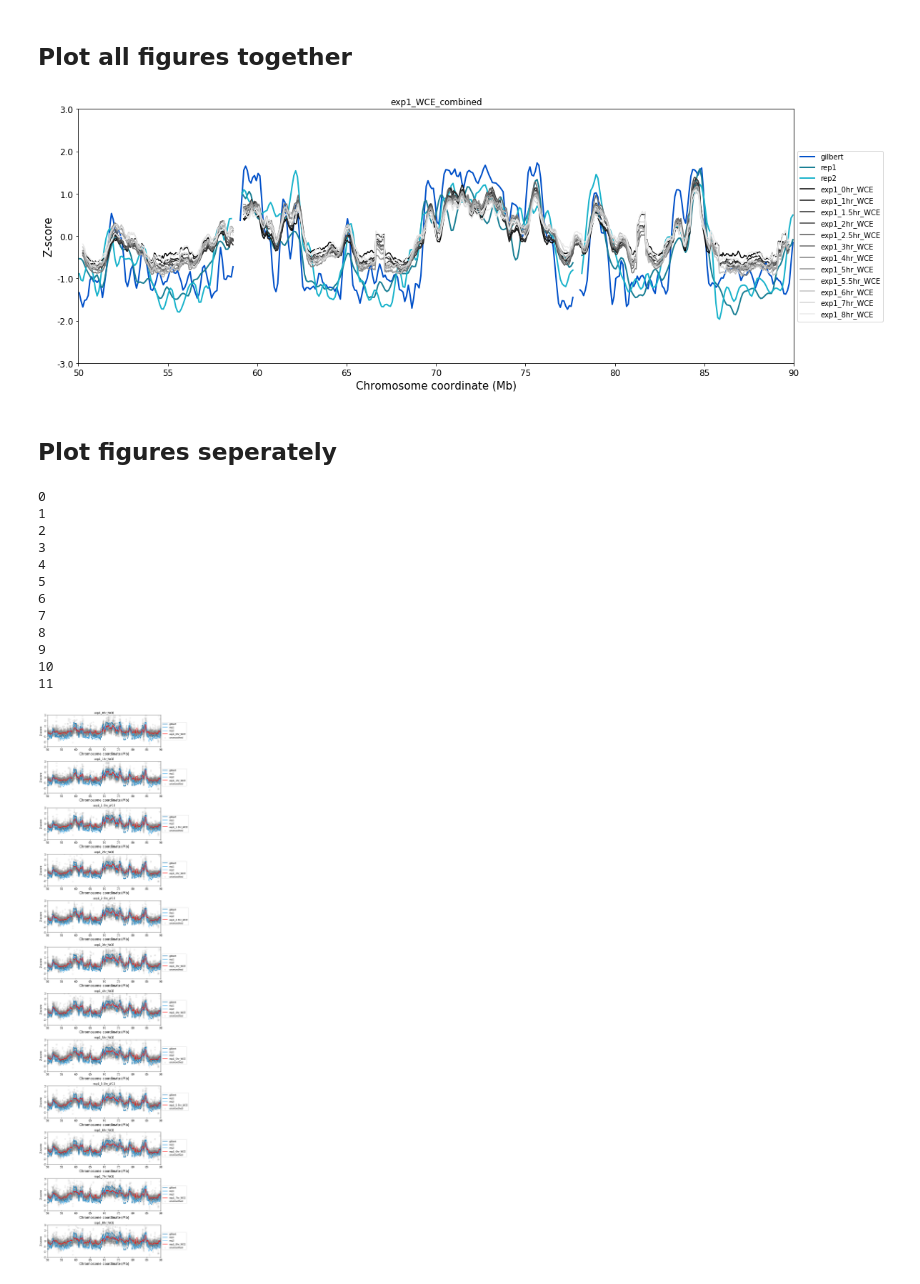
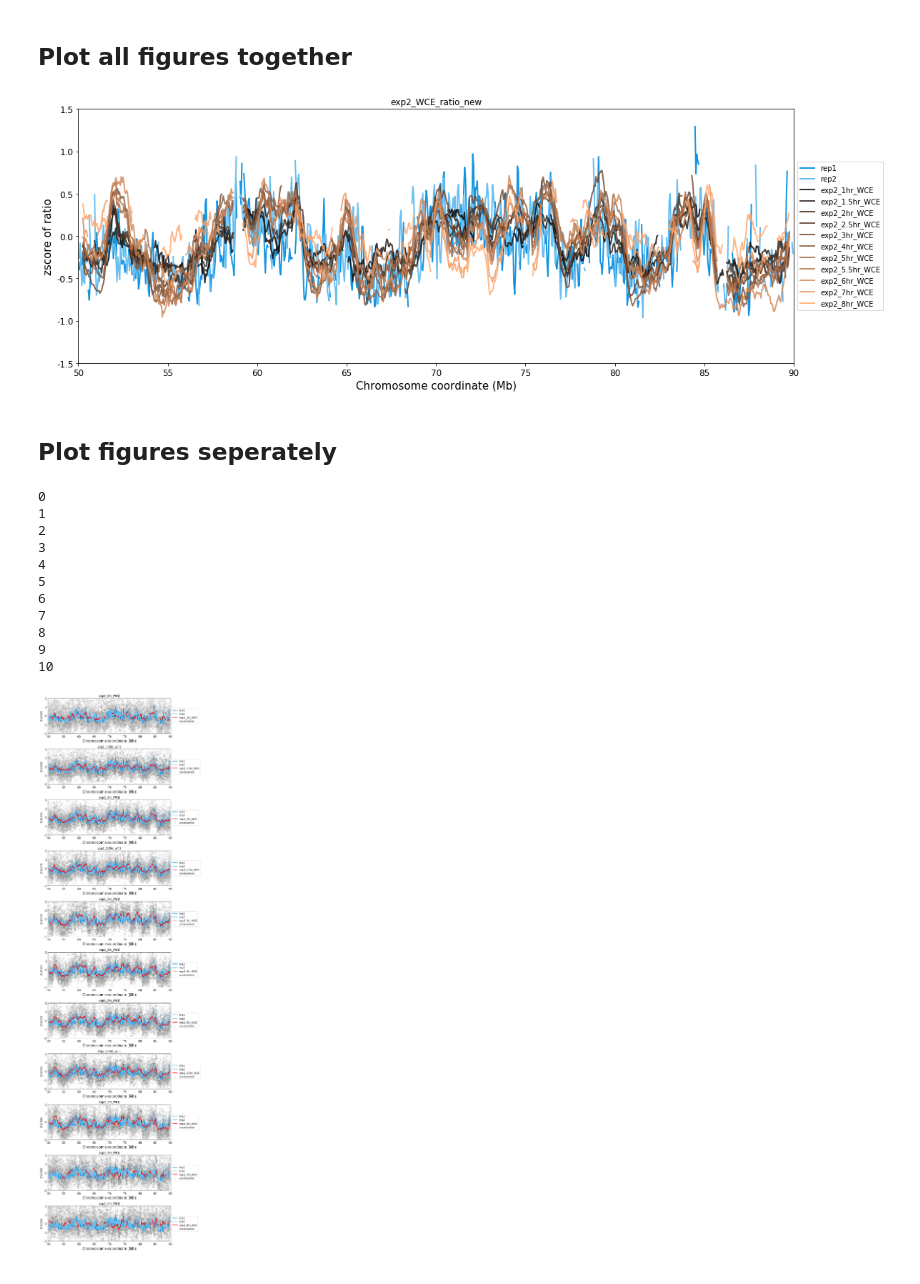
Before and after one commit to ame9yu/cell-cycle-chromatin, a Jupyter notebook: dna-replication-sandbox/WCEReplicationTiming.ipynb, the cells around one changed output. Saved outputs shown, nothing was run; the diff lists cells and outputs as text; code cells hidden in the pictures.

```diff
--- a/dna-replication-sandbox/WCEReplicationTiming.ipynb
+++ b/dna-replication-sandbox/WCEReplicationTiming.ipynb
@@ -139,17 +222,24 @@ ax = fig.add_subplot(111)
 # ax.plot(koren["start"], koren["zscore"], color="blue", lw=2)
 
 # plot reference
-ax.plot(gilbert["start"], gilbert["zscore"], color="#0050c9", lw=2, label="gilbert")
-ax.plot(rep1["start"], rep1["zscore"], color="#197f94", lw=2, label="rep1")
-ax.plot(rep2["start"], rep2["zscore"], color="#19b3cb", lw=2, label="rep2")
-ax.set_title("exp1_WCE_combined")
+# ax.plot(gilbert["start"], gilbert["zscore"], color="#0050c9", lw=2, label="gilbert")
+# ax.plot(rep1["start"], rep1["zscore"], color="#197f94", lw=2, label="rep1")
+# ax.plot(rep2["start"], rep2["zscore"], color="#19b3cb", lw=2, label="rep2")
+ax.set_title("exp2_WCE_ratio_new")
+ax.plot(list(rep1_x), list(rep1_y), color="#1495e1", lw=2, label="rep1")
+ax.plot(list(rep2_x), list(rep2_y), color="#69bff2", lw=2, label="rep2")
+i = 0
+line_width = 2
+for data in data_array:
+#     if i == 1:
+#         line_width = 3
+#     else:
+#         line_width = 2
 
-i = 0
-for data in data_array:
     xnew, ynew = xarray[i],yarray[i]
 
     # get color scheme
-    jet = cm = plt.get_cmap('gray')
+    jet = cm = plt.get_cmap('copper')
 
     cNorm  = mpl.colors.Normalize(vmin=0, vmax=12)
     scalarMap = mpl.cm.ScalarMappable(norm=cNorm, cmap=jet)
@@ -157,16 +247,16 @@ for data in data_array:
 
     colorVal = scalarMap.to_rgba(i)
     colorText = ('color: (%4.2f,%4.2f,%4.2f)'%(colorVal[0],colorVal[1],colorVal[2]))
-    retLine, = ax.plot(list(xnew),list(ynew),color=colorVal,label=data[1])
+    retLine, = ax.plot(list(xnew),list(ynew),color=colorVal,label=data[1], linewidth = line_width, alpha = 0.8)
     lines.append(retLine)
     i+=1
 
 # ax.plot(list(xnew), list(ynew), color="black", lw=2)
 # ax.scatter(data[0]["start"], data[0]["zscore"], color="gray", alpha=0.1)
 ax.set_xlim(left=minval*Mb, right=maxval*Mb);
-ax.set_ylim(bottom=-3, top=3)
+ax.set_ylim(bottom=-1.5, top=1.5)
 ax.set_xlabel("Chromosome coordinate (Mb)", size=15);
-ax.set_ylabel("Z-score", size=15);
+ax.set_ylabel("zscore of ratio", size=15);
 ax.set_xticklabels(map(lambda x: int(x/Mb), ax.get_xticks()), size=12);
 ax.set_yticklabels(ax.get_yticks(), size=12);
 handles,labels = ax.get_legend_handles_labels()
@@ -174,9 +264,10 @@ lgd = ax.legend(handles, labels,loc='center left', bbox_to_anchor=(1, 0.5))
 
 fig.set_size_inches(15,6, forward=True)
 fig.tight_layout()
-fig.savefig("exp2_WCE_combined.pdf", bbox_extra_artists=(lgd,), bbox_inches='tight')
+# fig.savefig("exp1_WCE_combined.pdf", bbox_extra_artists=(lgd,), bbox_inches='tight')
+fig.savefig("exp2_WCE_ratio_new_combined.pdf", bbox_extra_artists=(lgd,), bbox_inches='tight')
 # %% [output]
-[figure, old version]
+[figure, new version]
 # %% [markdown]
 ## Plot figures seperately
 # %%
@@ -195,40 +286,42 @@ for data in data_array:
 
 
     # plot reference
-    ax.plot(gilbert["start"], gilbert["zscore"], color="#1076b2", lw=2, label="gilbert")
-    ax.plot(rep1["start"], rep1["zscore"], color="#1495e1", lw=2, label="rep1")
-    ax.plot(rep2["start"], rep2["zscore"], color="#69bff2", lw=2, label="rep2")
+#     ax.plot(gilbert["start"], gilbert["zscore"], color="#1076b2", lw=2, label="gilbert")
+#     ax.plot(rep1["start"], rep1["zscore"], color="#1495e1", lw=2, label="rep1")
+#     ax.plot(rep2["start"], rep2["zscore"], color="#69bff2", lw=2, label="rep2")
+    ax.plot(list(rep1_x), list(rep1_y), color="#1495e1", lw=2, label="rep1")
+    ax.plot(list(rep2_x), list(rep2_y), color="#69bff2", lw=2, label="rep2")
 
     # plot data
     ax.scatter(data[0]["start"], data[0]["zscore"], color="gray", label="unsmoothed", alpha=0.1)
     ax.plot(list(xnew),list(ynew),color="red",lw=2, label=data[1])
     i+=1
 
     # ax.plot(list(xnew), list(ynew), color="black", lw=2)
 
     ax.set_xlim(left=minval*Mb, right=maxval*Mb);
-    ax.set_ylim(bottom=-3, top=3)
+    ax.set_ylim(bottom=-2, top=2)
     ax.set_xlabel("Chromosome coordinate (Mb)", size=15);
     ax.set_ylabel("Z-score", size=12);
     ax.set_xticklabels(map(lambda x: int(x/Mb), ax.get_xticks()), size=12);
-    ax.set_yticklabels(range(-3,4,1), size=12);
+    ax.set_yticklabels(range(-2,3,1), size=12);
     handles,labels = ax.get_legend_handles_labels()
     lgd = ax.legend(handles, labels,loc='center left', bbox_to_anchor=(1, 0.5))
 
 fig.set_size_inches(8,35, forward=True)
 fig.tight_layout()
-fig.savefig("exp2_WCE_seperate.pdf",bbox_extra_artists=(lgd,), bbox_inches='tight')
+# fig.savefig("exp1_WCE_separate.pdf",bbox_extra_artists=(lgd,), bbox_inches='tight')
+fig.savefig("exp2_WCE_ratio_new_separate.pdf",bbox_extra_artists=(lgd,), bbox_inches='tight')
 # %% [output]
 0
 1
 2
 3
 4
 5
 6
 7
 8
 9
 10
-11
-[figure, old version]
+[figure, new version]
```
Also changed, not shown: parts of 27 cells of this notebook, 14 other files.
